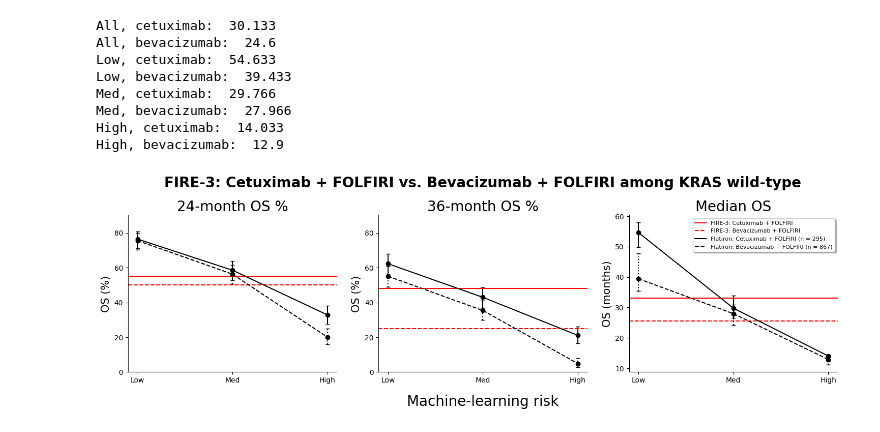
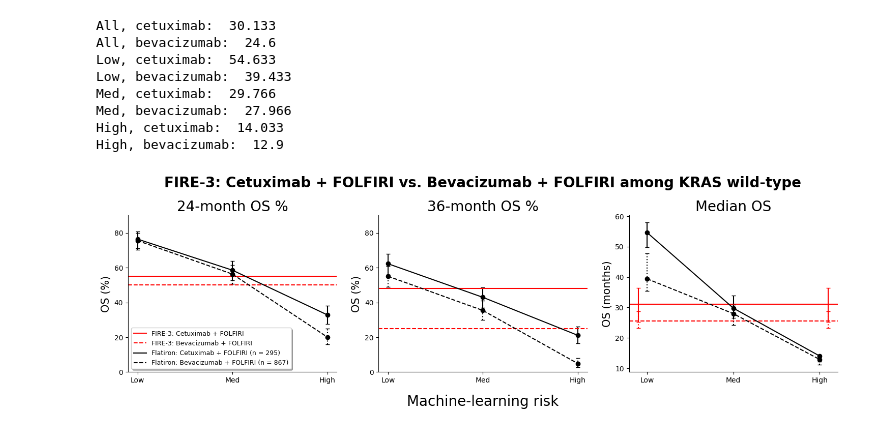
Before and after one commit to xavier-orcutt/TrialTranslator-notebooks, a Jupyter notebook: colorectal/rtrial_wt3r_33c.ipynb, the cells around one changed output. Drawn from its saved outputs; the diff is of its cells as text; code cells hidden in the pictures.

Commit message:
updated colorectal

```diff
--- a/colorectal/rtrial_wt3r_33c.ipynb
+++ b/colorectal/rtrial_wt3r_33c.ipynb
@@ -1031,33 +1031,41 @@ plt.gca().spines['right'].set_visible(False)
 
 # Median OS plot
 plt.subplot(1, 3, 3)
 plt.errorbar(ml_risk, cet_fire_median_os[0:3], yerr = y_error_cet_fire_mos, marker = 'o', color = 'black', capsize = 3)
-plt.axhline(y = 33.1, color = 'red', linestyle = 'solid')
+
+plt.axhline(y = 31.1, color = 'red', linestyle = 'solid')
+x_positions = [-0.1, 2.1]
+for x in x_positions:
+    plt.errorbar(x, 31.1, yerr=[np.array([31.1-25.2]), np.array([36.4-31.1])], color = 'red', capsize = 3)
 
 eb3 = plt.errorbar(ml_risk, bev_fire_median_os[0:3], yerr = y_error_bev_fire_mos, marker = 'o', color = 'black', linestyle = '--', capsize = 3)
 eb3[-1][0].set_linestyle(':')
+
 plt.axhline(y = 25.6, color = 'red', linestyle = '--')
+for x, z in zip(x_positions, [4, 5]):
+    ebz = plt.errorbar(x, 25.6, yerr=[np.array([25.6-23.2]), np.array([28.8-25.6])], color = 'red', capsize = 3)
+    ebz[-1][0].set_linestyle(':')
 
 plt.ylabel('OS (months)', size = 15)
 plt.title('Median OS', size = 20)
 
 plt.gca().spines['top'].set_visible(False)
 plt.gca().spines['right'].set_visible(False)
 
 fig.add_subplot(1, 1, 1, frameon = False)
 plt.tick_params(labelcolor = 'none', which = 'both', top = False, bottom = False, left = False, right = False)
 plt.xlabel('Machine-learning risk', labelpad = 15, size = 20)
 plt.title('FIRE-3: Cetuximab + FOLFIRI vs. Bevacizumab + FOLFIRI among KRAS wild-type', pad = 40, size = 20, weight = 'bold', loc = 'center')
 
 legend_elements = [Line2D([0], [0], color = 'red', linestyle = 'solid', label = 'FIRE-3: Cetuximab + FOLFIRI'),
                    Line2D([0], [0], color = 'red', linestyle = '--', label = 'FIRE-3: Bevacizumab + FOLFIRI'),
                    Line2D([0], [0], color = 'black', linestyle = 'solid', label = 'Flatiron: Cetuximab + FOLFIRI (n = {})'.format(fire.query('fxi_cet == 1').shape[0])),
                    Line2D([0], [0], color = 'black', linestyle = '--', label = 'Flatiron: Bevacizumab + FOLFIRI (n = {})'.format(fire.query('fxi_cet == 0').shape[0]))]
 
-plt.legend(handles = legend_elements, fancybox = True, shadow = True, loc = 'upper right', prop = {'size': 8})
+plt.legend(handles = legend_elements, fancybox = True, shadow = True, loc = 'lower left', prop = {'size': 9})
 
 #plt.savefig('fire3_summary_rc.png', bbox_inches = 'tight')
 
 plt.show()
 # %% [output]
-[figure, old version]
+[figure, new version]
```
Also changed, not shown: 1 other file.
